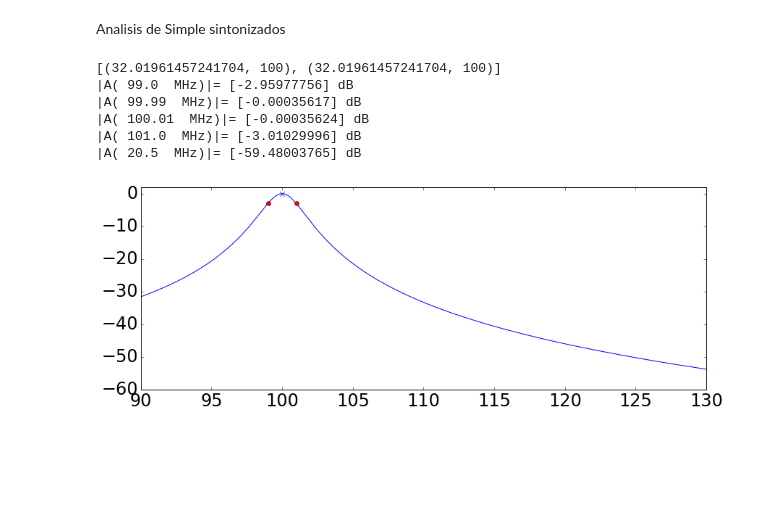
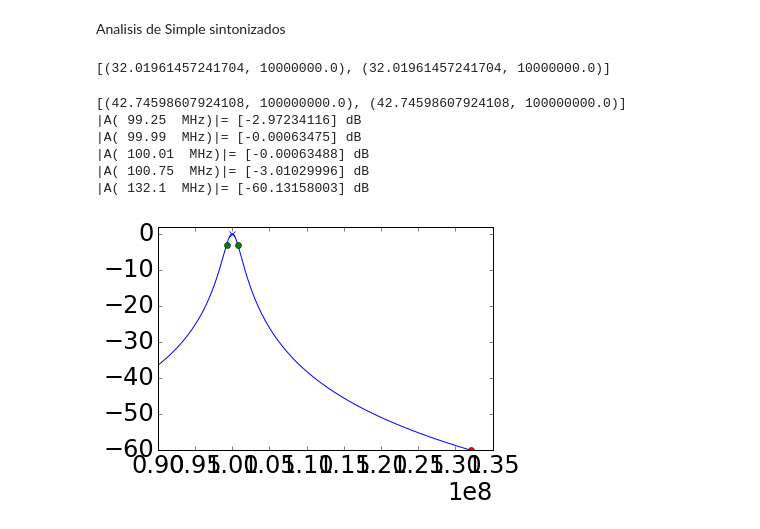
Before and after one commit to alejandro-alm/eaiii, a Jupyter notebook: Proyecto_2018/Diagrama en bloques/Proyecto2018_Diagrama en bloques .ipynb, the cells around one changed output. Saved outputs shown, nothing was run; the diff lists cells and outputs as text; code cells hidden in the pictures; blank space fills up the shorter version.

```diff
--- a/Proyecto_2018/Diagrama en bloques/Proyecto2018_Diagrama en bloques .ipynb
+++ b/Proyecto_2018/Diagrama en bloques/Proyecto2018_Diagrama en bloques .ipynb
@@ -68,16 +84,16 @@ def Filtro( freq,a,kf, g):
 # %%
 #Datos
-BWo = 0.02
-fco = 100
-fif = 10
-fif2= 0.5
-dfch= 0.05
+BWo  = 20e3
+fco  = 100e6
+fif1 = 10.7e6
+fif2 = 455e3
+dfch = 50e3
 # Foscilador
-fol  = fco + fif
-fol2 = fif + fif2
+fol1 = fco  + fif1
+fol2 = fif1 + fif2
 
 # imagen
-fig    = fol+2*fif
-fig2   = fol2+2*fif2
+fimg1   = fol1+2*fif1
+fimg2   = fol2+2*fif2
 # %%
 # Defino el sampleo
@@ -98,47 +114,39 @@ nt    = len(time)
 # la separacion de las deltas = 1/T
 freq  =  np.arange(0,fmax,1/T)
 atest =  np.array([1 for f in freq])
+# %%
+kh = FiltroSS(10e6,0.2e6,2)
+print(kh)
+# %% [output]
+[(32.01961457241704, 10000000.0), (32.01961457241704, 10000000.0)]
 # %%
 #Filtro RF  para eliminar frecuencia imagen
 grf   = 1  # atenuacion
 m     = 2  # numero de etapas
-BWrf  = 2 # ancho de banda
+BWrf  = 1.5e6 # ancho de banda
 krf = FiltroSS(fco,BWrf,m)
 print(krf)
 
-k  = krf
-fo = fco
-BW = BWrf
-fol= fol
+k    = krf
+fo   = fco
+BW   = BWrf
+
+fol  = fol1
 fci  = fo - BW/2
 fcs  = fo + BW/2
-fcos = fo+BWo/2
-fcoi = fo-BWo/2
-fimg = fol+fif
+fcos = fo + BWo/2
+fcoi = fo - BWo/2
+fimg = fimg1
 
-Ao = dB(Filtro([fo  ],[1],k,1))
-
-print('|A(',fci ,' MHz)|=',dB(Filtro([fci ],[1],k,1))-Ao, 'dB')
-print('|A(',fcoi,' MHz)|=',dB(Filtro([fcoi],[1],k,1))-Ao, 'dB')
-print('|A(',fcos,' MHz)|=',dB(Filtro([fcos],[1],k,1))-Ao, 'dB')
-print('|A(',fcs ,' MHz)|=',dB(Filtro([fcs ],[1],k,1))-Ao, 'dB')
-print('|A(',fimg,' MHz)|=',dB(Filtro([fimg],[1],k,1))-Ao, 'dB')
-
-plt.plot(freq,20*np.log10(Filtro(freq,atest,k,1)))
-
-plt.plot(fimg,dB(Filtro([fimg],[1],k,1)) ,'ro')
-plt.plot(fci ,dB(Filtro([fci ],[1],k,1)) ,'ro')
-plt.plot(fcs ,dB(Filtro([fcs ],[1],k,1)) ,'ro')
-plt.plot(fcos,dB(Filtro([fcos],[1],k,1)) ,'bx')
-plt.plot(fcoi,dB(Filtro([fcoi],[1],k,1)) ,'bx')
-plt.xlim([90, 130])
+plotStage(fci,fcoi,fo,fcos,fcs,fimg,k)
+plt.xlim([90e6, 135e6])
 plt.ylim([-60 , 2])
 plt.show()
 # %% [output]
-[(32.01961457241704, 100), (32.01961457241704, 100)]
-|A( 99.0  MHz)|= [-2.95977756] dB
-|A( 99.99  MHz)|= [-0.00035617] dB
-|A( 100.01  MHz)|= [-0.00035624] dB
-|A( 101.0  MHz)|= [-3.01029996] dB
-|A( 20.5  MHz)|= [-59.48003765] dB
+[(42.74598607924108, 100000000.0), (42.74598607924108, 100000000.0)]
+|A( 99.25  MHz)|= [-2.97234116] dB
+|A( 99.99  MHz)|= [-0.00063475] dB
+|A( 100.01  MHz)|= [-0.00063488] dB
+|A( 100.75  MHz)|= [-3.01029996] dB
+|A( 132.1  MHz)|= [-60.13158003] dB
-[figure, old version]
+[figure, new version]
```
Also changed, not shown: parts of 7 cells of this notebook, 49 other files.
